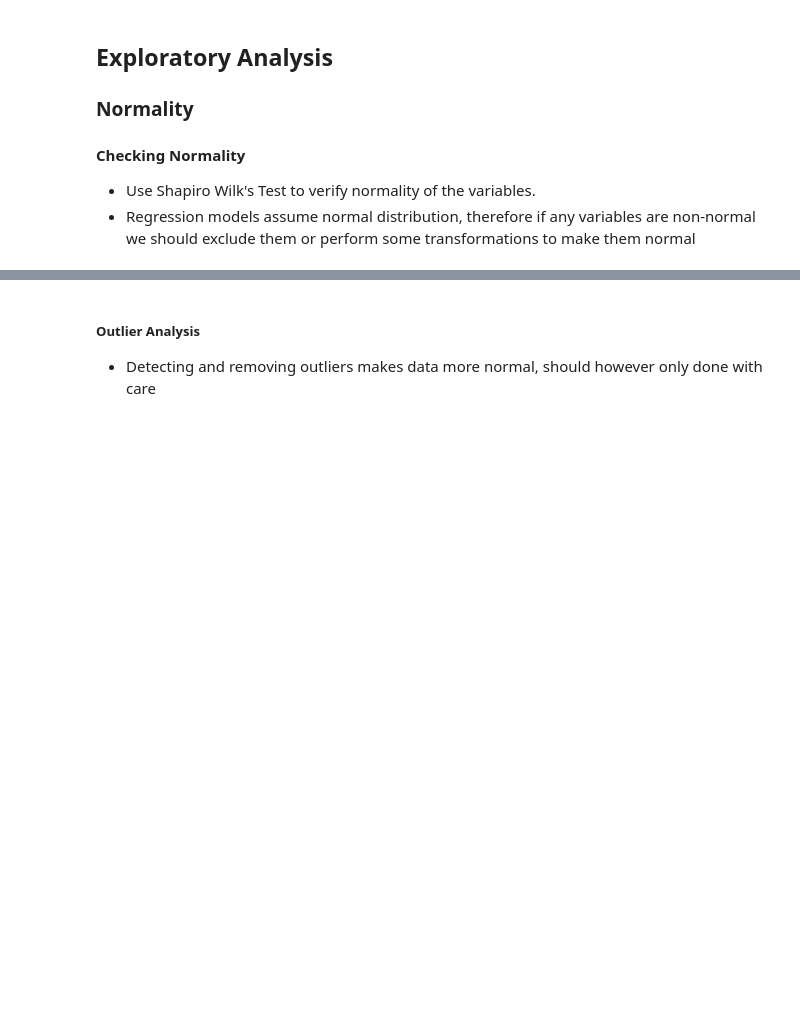
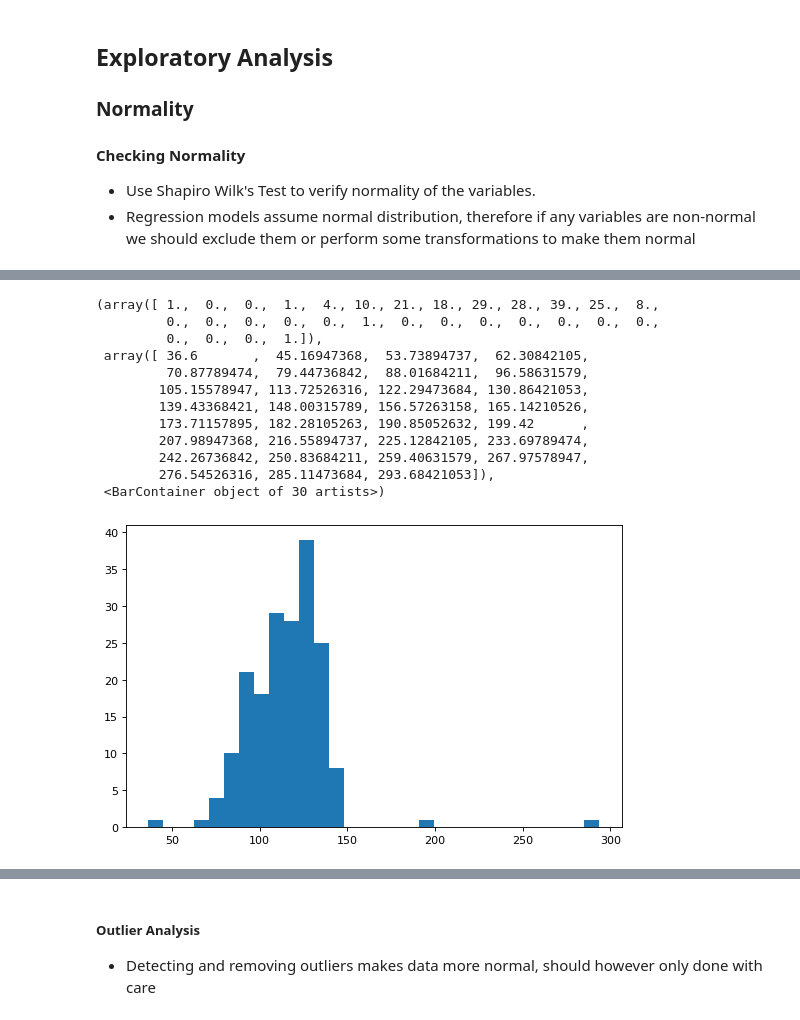
Before and after one commit to abumaz99/MLP-A1, a Jupyter notebook: project1 Elliot1.0.ipynb, the cells around one changed output, grey strips where cells are left out. Drawn from its saved outputs; the diff is of its cells as text; code cells hidden in the pictures; blank space fills up the shorter version.

```diff
--- a/project1 Elliot1.0.ipynb
+++ b/project1 Elliot1.0.ipynb
@@ -1332,0 +1429,16 @@ rmse
+# %%
+plt.hist(d.n_words_per_min, bins = 30)
+# %% [output]
+(array([ 1.,  0.,  0.,  1.,  4., 10., 21., 18., 29., 28., 39., 25.,  8.,
+         0.,  0.,  0.,  0.,  0.,  1.,  0.,  0.,  0.,  0.,  0.,  0.,  0.,
+         0.,  0.,  0.,  1.]),
+ array([ 36.6       ,  45.16947368,  53.73894737,  62.30842105,
+         70.87789474,  79.44736842,  88.01684211,  96.58631579,
+        105.15578947, 113.72526316, 122.29473684, 130.86421053,
+        139.43368421, 148.00315789, 156.57263158, 165.14210526,
+        173.71157895, 182.28105263, 190.85052632, 199.42      ,
+        207.98947368, 216.55894737, 225.12842105, 233.69789474,
+        242.26736842, 250.83684211, 259.40631579, 267.97578947,
+        276.54526316, 285.11473684, 293.68421053]),
+ <BarContainer object of 30 artists>)
+[figure, added]
```
Also changed, not shown: parts of 20 cells of this notebook.
